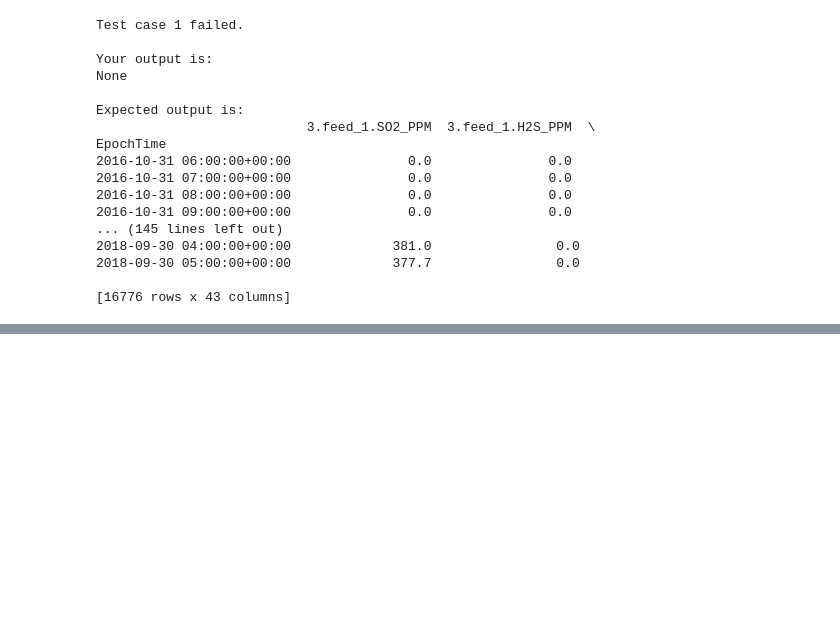
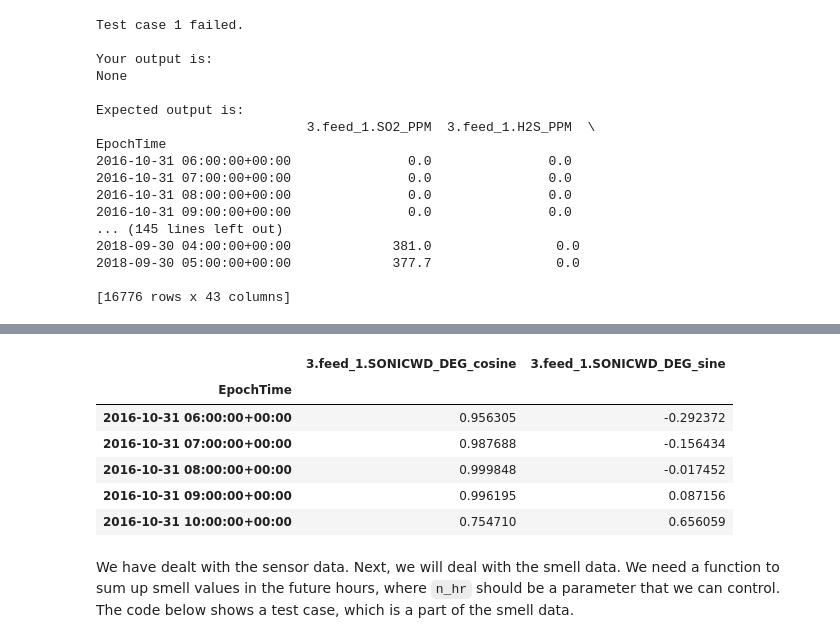
Before and after one commit to MultiX-Amsterdam/data-science-book-uva-2023, a Jupyter notebook: _build/jupyter_execute/docs/modules/structured-data/tutorial-structured-data.ipynb, the cells around one changed output, grey strips where cells are left out. Saved outputs shown, nothing was run; the diff lists cells and outputs as text; code cells hidden in the pictures; blank space fills up the shorter version.

```diff
--- a/_build/jupyter_execute/docs/modules/structured-data/tutorial-structured-data.ipynb
+++ b/_build/jupyter_execute/docs/modules/structured-data/tutorial-structured-data.ipynb
@@ -267,0 +562,4 @@ EpochTime
+# %%
+# Below is an example input.
+df_wind_example_in = df_sensor[["3.feed_1.SONICWD_DEG"]][0:5]
+df_wind_example_in
@@ -267,0 +574,14 @@ EpochTime
+# %%
+# Below is the expected output of the above example input.
+df_wind_example_out = convert_wind_direction(df_wind_example_in)
+df_wind_example_out
+# %% [output]
+|  | 3.feed_1.SONICWD_DEG_cosine | 3.feed_1.SONICWD_DEG_sine |
+| EpochTime |  |  |
+| 2016-10-31 06:00:00+00:00 | 0.956305 | -0.292372 |
+| 2016-10-31 07:00:00+00:00 | 0.987688 | -0.156434 |
+| 2016-10-31 08:00:00+00:00 | 0.999848 | -0.017452 |
+| 2016-10-31 09:00:00+00:00 | 0.996195 | 0.087156 |
+| 2016-10-31 10:00:00+00:00 | 0.754710 | 0.656059 |
+# %% [markdown]
+We have dealt with the sensor data. Next, we will deal with the smell data. We need a function to sum up smell values in the future hours, where `n_hr` should be a parameter that we can control. The code below shows a test case, which is a part of the smell data.
```
Also changed, not shown: parts of 73 cells of this notebook, 15 other files.
